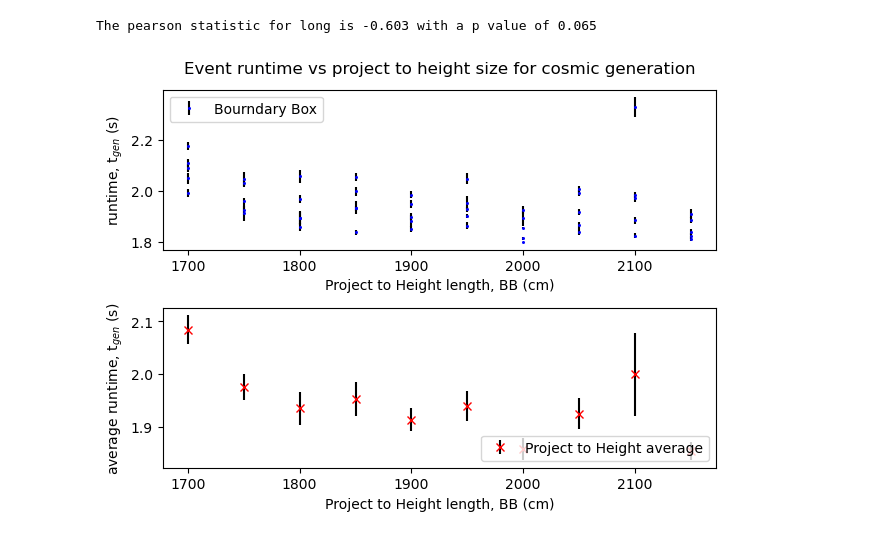
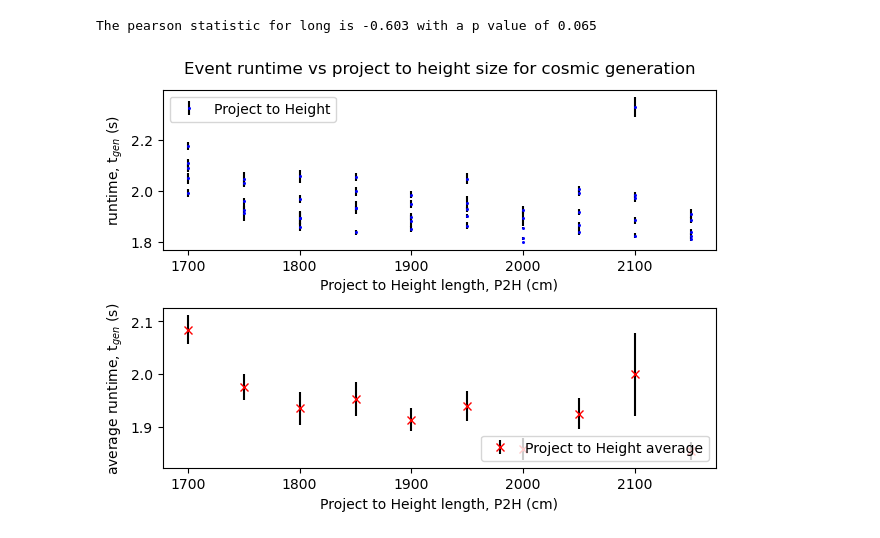
Before and after one commit to PINKTAIGAH/SHP, a Jupyter notebook: uproot_test/plot_time_P2H.ipynb, the cells around one changed output. Saved outputs shown, nothing was run; the diff lists cells and outputs as text; code cells hidden in the pictures.

```diff
--- a/uproot_test/plot_time_P2H.ipynb
+++ b/uproot_test/plot_time_P2H.ipynb
@@ -35,34 +35,34 @@ BB_xaxis_rms_long= BB_x_long.T[0]
 # %%
 gen_long= np.loadtxt('../Data/P2H_gen_long_raw_data.txt')
 gen_short= np.loadtxt('../Data/BB_gen_short_raw_data.txt')
 
 gen_timeav_long, gen_x_long,gen_errtime_long= (gen_long[0].reshape(10,5), gen_long[1].reshape(10,5), gen_long[2].reshape(10,5))
 gen_timeav_short, gen_x_short,gen_errtime_short= (gen_short[0].reshape(14,10), gen_short[1].reshape(14,10), gen_short[2].reshape(14,10))
 
 gen_errtime_long[np.where(gen_timeav_long<1.5)] = 0
 gen_timeav_long[gen_timeav_long<1.5] = 1.8
 
 
 fig, (ax1,ax2)=plt.subplots(2,1)
 ax1.errorbar(gen_x_long.flatten(), gen_timeav_long.flatten(), yerr=gen_errtime_long.flatten(), fmt='bx', ecolor='k', markersize= 1.5, label='Project to Height')
 # ax1.set_ylim((1.5,2.3))
 ax1.legend(loc='upper left')
-ax1.set_xlabel('Project to Height length, BB (cm)')
+ax1.set_xlabel('Project to Height length, P2H (cm)')
 ax1.set_ylabel(r'runtime, t$_{gen}$ (s)')
 
 ax2.errorbar(np.average(gen_x_long, axis= 1).flatten(), np.average(gen_timeav_long, axis=1),yerr= np.std(gen_timeav_long, axis=1)/np.sqrt(gen_timeav_long.shape[1]),fmt= 'rx', ecolor='k', markersize= 6, label= 'Project to Height average')
 ax2.legend(loc='lower right')
-ax2.set_xlabel('Project to Height length, BB (cm)')
+ax2.set_xlabel('Project to Height length, P2H (cm)')
 ax2.set_ylabel(r'average runtime, t$_{gen}$ (s)')
 ax1.set_title('Event runtime vs project to height size for cosmic generation', y=1.05)
 fig.tight_layout()
 
 
 corr_long= stats.pearsonr(np.average(gen_timeav_long, axis=1).flatten(), np.average(gen_x_long, axis= 1).flatten())
 print(f'The pearson statistic for long is {corr_long.statistic:.3} with a p value of {corr_long.pvalue:.3}')
 # %% [output]
 The pearson statistic for long is -0.603 with a p value of 0.065
-[figure, old version]
+[figure, new version]
 # %%
 g4_long= np.loadtxt('../Data/P2H_g4_long_raw_data.txt')
 g4_short= np.loadtxt('../Data/BB_g4_short_raw_data.txt')
```
Also changed, not shown: parts of 10 cells of this notebook, 3 other files.
